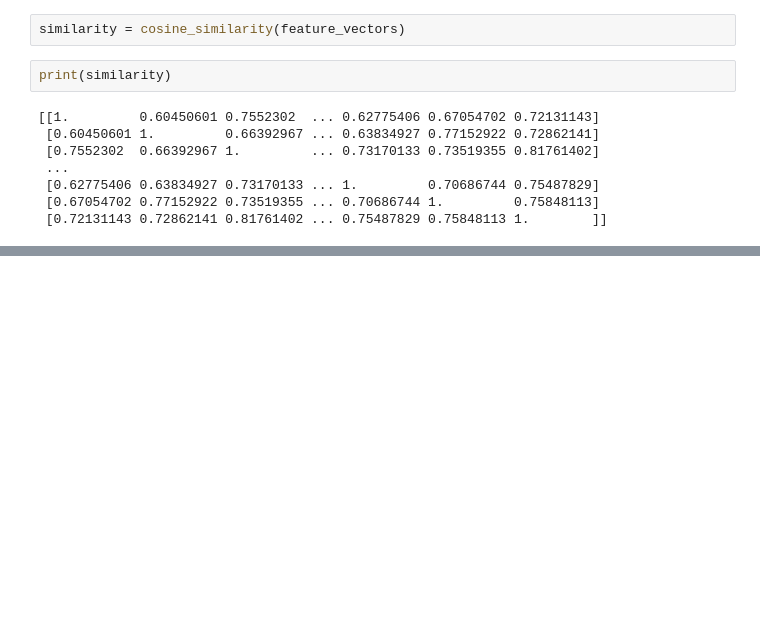
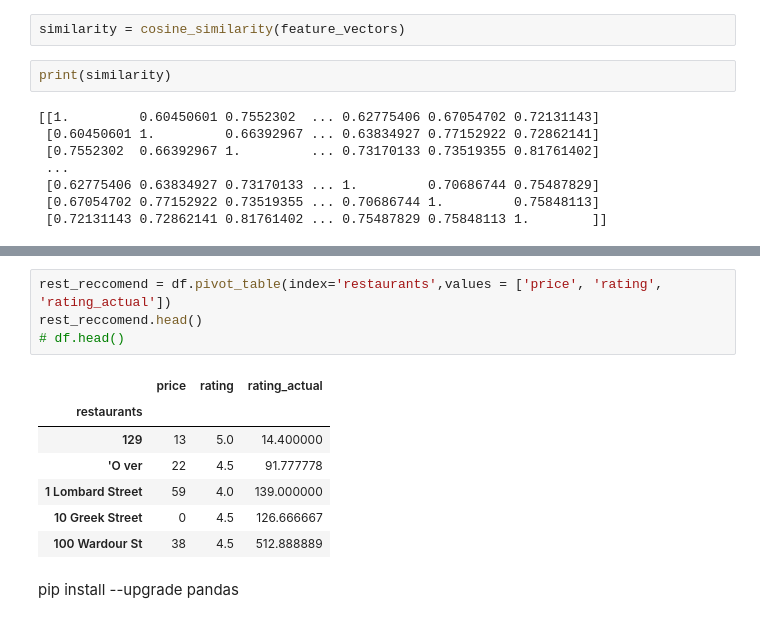
Before and after one commit to aym183/next-munch, a Jupyter notebook: lib/scripts/API.ipynb, the cells around one changed output, grey strips where cells are left out. Drawn from its saved outputs; the diff is of its cells as text; blank space fills up the shorter version.

```diff
--- a/lib/scripts/API.ipynb
+++ b/lib/scripts/API.ipynb
@@ -302,0 +304,14 @@ NameError: name 'ratings' is not defined
+# %%
+rest_reccomend = df.pivot_table(index='restaurants',values = ['price', 'rating', 'rating_actual'])
+rest_reccomend.head()
+# df.head()
+# %% [output]
+|  | price | rating | rating_actual |
+| restaurants |  |  |  |
+| 129 | 13 | 5.0 | 14.400000 |
+| 'O ver | 22 | 4.5 | 91.777778 |
+| 1 Lombard Street | 59 | 4.0 | 139.000000 |
+| 10 Greek Street | 0 | 4.5 | 126.666667 |
+| 100 Wardour St | 38 | 4.5 | 512.888889 |
+# %% [markdown]
+pip install --upgrade pandas
```
Also changed, not shown: parts of 6 cells of this notebook.
